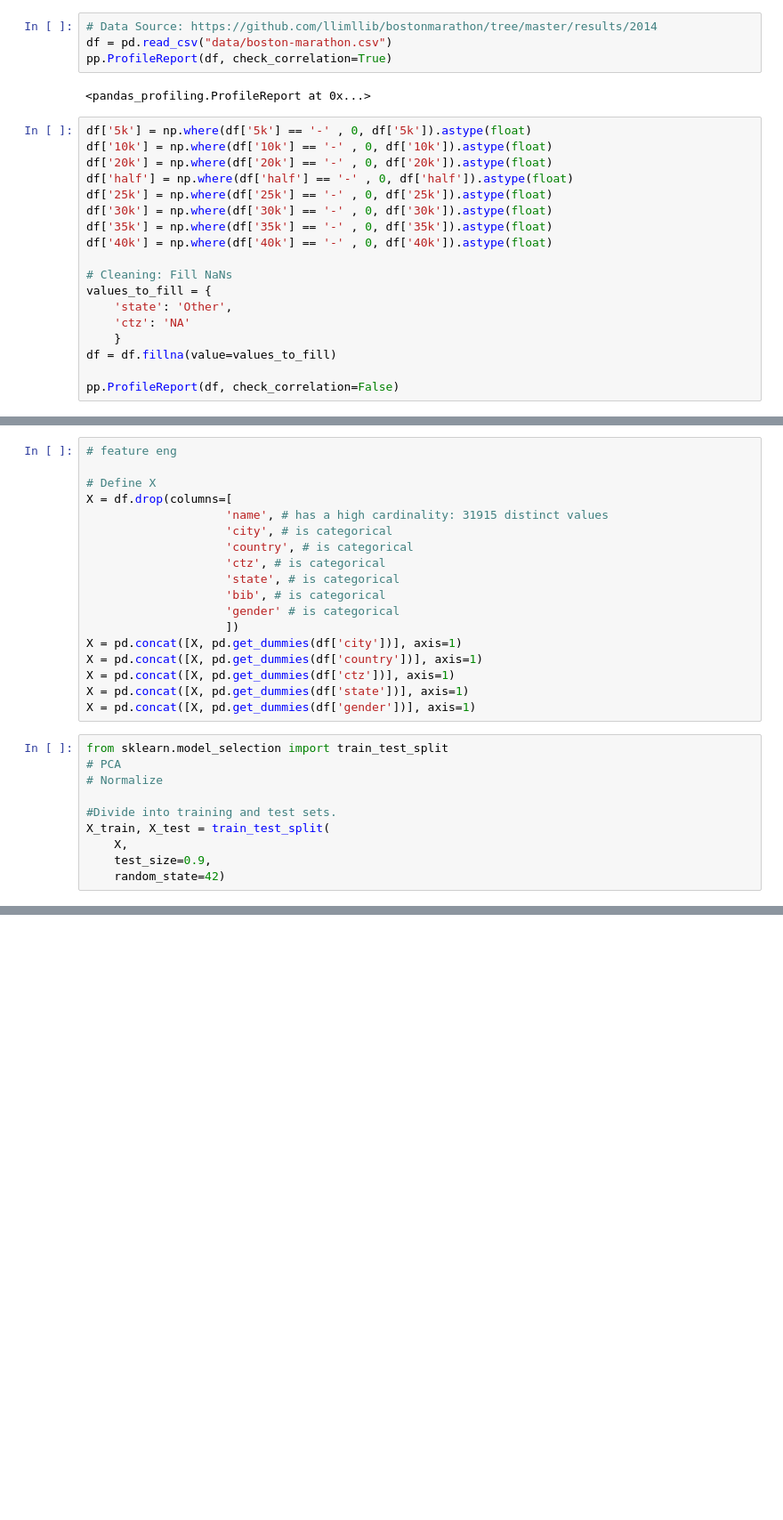
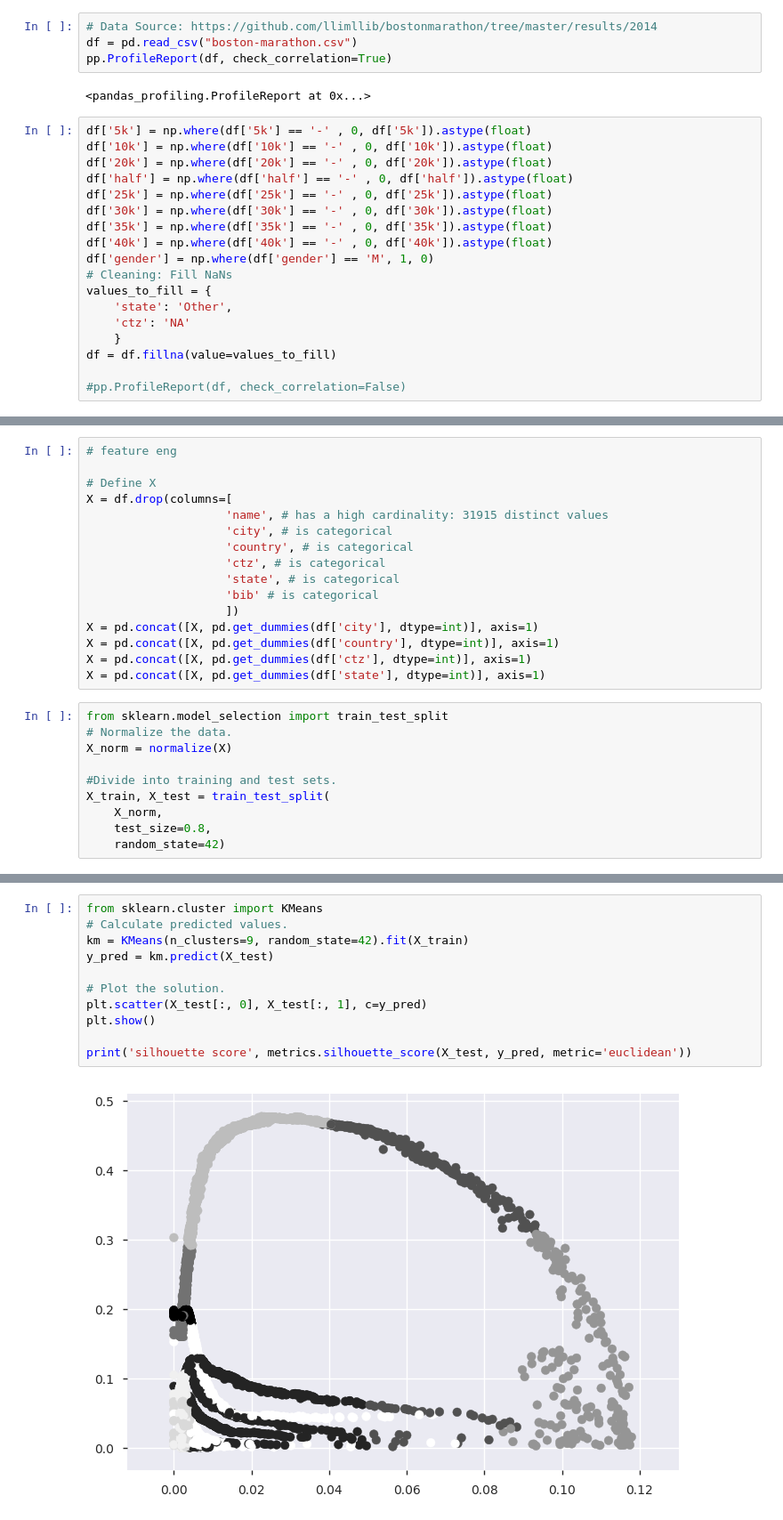
Before and after one commit to RobKnop/ThinkfulDataScienceBootcamp, a Jupyter notebook: Main/4.2.5_Challenge_Clusters.ipynb, the cells around one changed output, grey strips where cells are left out. Shown at 89% size. Drawn from its saved outputs; the diff is of its cells as text; blank space fills up the shorter version.

Commit message:
submit cluster challenge

```diff
--- a/Main/4.2.5_Challenge_Clusters.ipynb
+++ b/Main/4.2.5_Challenge_Clusters.ipynb
@@ -20,6 +21,6 @@ examples.directory is deprecated; in the future, examples will be found relative
 # %%
 # Data Source: https://github.com/llimllib/bostonmarathon/tree/master/results/2014
-df = pd.read_csv("data/boston-marathon.csv")
+df = pd.read_csv("boston-marathon.csv")
 pp.ProfileReport(df, check_correlation=True)
 # %% [output]
 <pandas_profiling.ProfileReport at 0x...>
@@ -32,7 +33,7 @@ df['25k'] = np.where(df['25k'] == '-' , 0, df['25k']).astype(float)
 df['30k'] = np.where(df['30k'] == '-' , 0, df['30k']).astype(float)
 df['35k'] = np.where(df['35k'] == '-' , 0, df['35k']).astype(float)
 df['40k'] = np.where(df['40k'] == '-' , 0, df['40k']).astype(float)
-
+df['gender'] = np.where(df['gender'] == 'M', 1, 0)
 # Cleaning: Fill NaNs
 values_to_fill = {
     'state': 'Other',
@@ -40,4 +41,4 @@ values_to_fill = {
     }
 df = df.fillna(value=values_to_fill)
 
-pp.ProfileReport(df, check_correlation=False)
+#pp.ProfileReport(df, check_correlation=False)
@@ -53,21 +52,19 @@ X = df.drop(columns=[
                     'country', # is categorical
                     'ctz', # is categorical
                     'state', # is categorical
-                    'bib', # is categorical
-                    'gender' # is categorical
+                    'bib' # is categorical
                     ])
-X = pd.concat([X, pd.get_dummies(df['city'])], axis=1)
-X = pd.concat([X, pd.get_dummies(df['country'])], axis=1)
-X = pd.concat([X, pd.get_dummies(df['ctz'])], axis=1)
-X = pd.concat([X, pd.get_dummies(df['state'])], axis=1)
-X = pd.concat([X, pd.get_dummies(df['gender'])], axis=1)
+X = pd.concat([X, pd.get_dummies(df['city'], dtype=int)], axis=1)
+X = pd.concat([X, pd.get_dummies(df['country'], dtype=int)], axis=1)
+X = pd.concat([X, pd.get_dummies(df['ctz'], dtype=int)], axis=1)
+X = pd.concat([X, pd.get_dummies(df['state'], dtype=int)], axis=1)
 # %%
 from sklearn.model_selection import train_test_split
-# PCA
-# Normalize
+# Normalize the data.
+X_norm = normalize(X)
 
 #Divide into training and test sets.
 X_train, X_test = train_test_split(
-    X,
-    test_size=0.9,
+    X_norm,
+    test_size=0.8,
     random_state=42)
@@ -75,0 +71,13 @@ X_train.info()
+# %%
+from sklearn.cluster import KMeans
+# Calculate predicted values.
+km = KMeans(n_clusters=9, random_state=42).fit(X_train)
+y_pred = km.predict(X_test)
+
+# Plot the solution.
+plt.scatter(X_test[:, 0], X_test[:, 1], c=y_pred)
+plt.show()
+
+print('silhouette score', metrics.silhouette_score(X_test, y_pred, metric='euclidean'))
+# %% [output]
+[figure, added]
```
Also changed, not shown: parts of 17 cells of this notebook, 1 other file.
